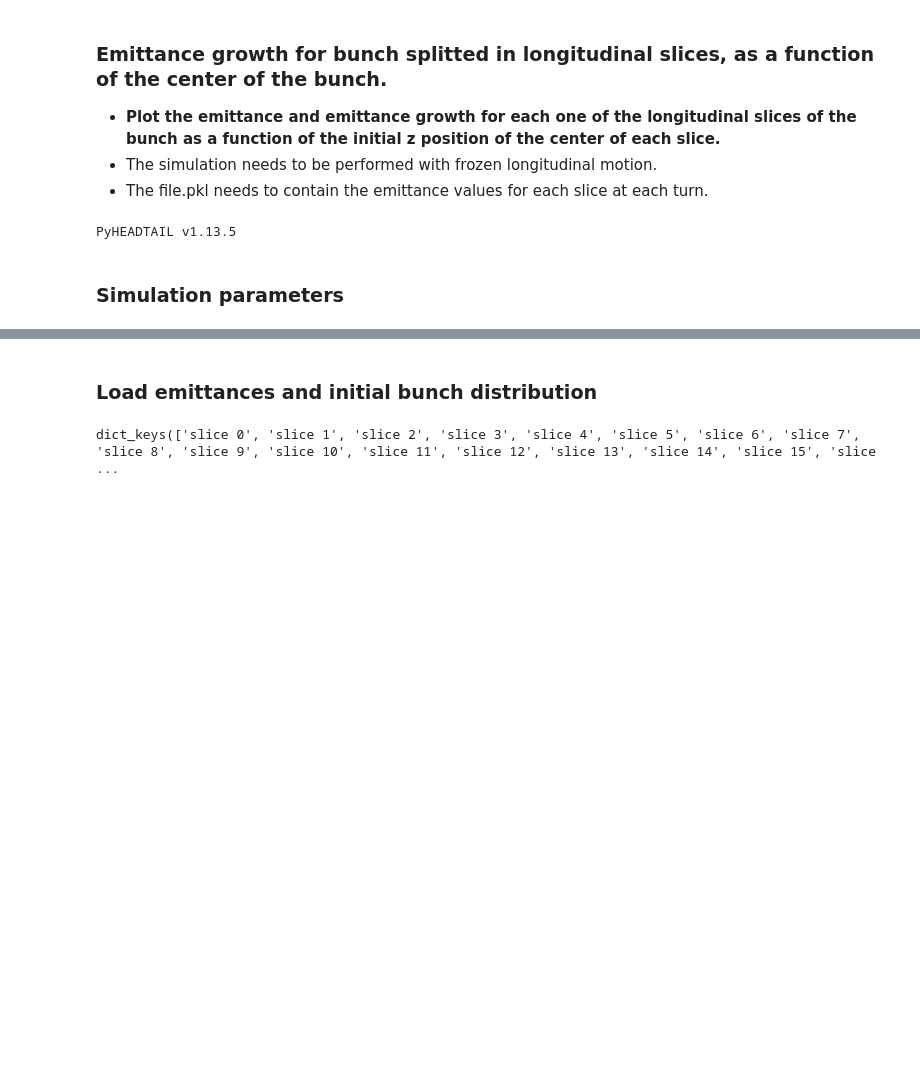
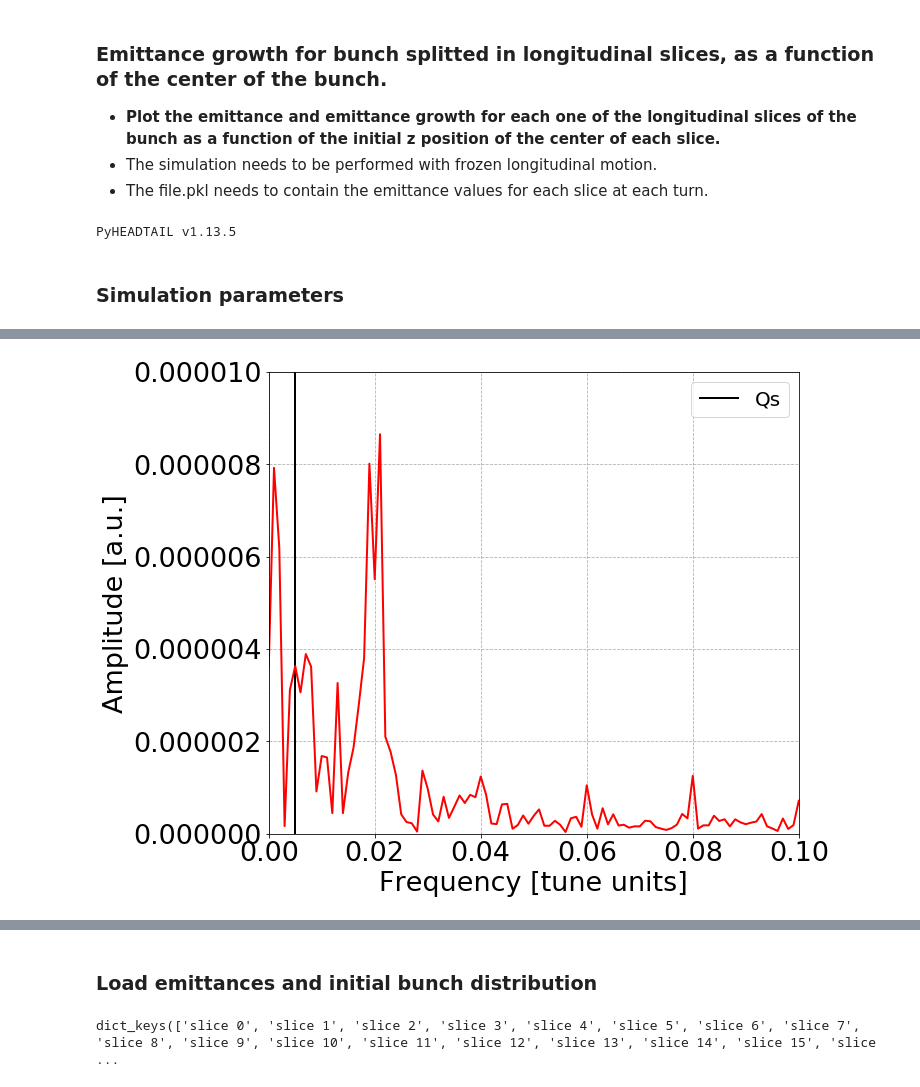
Before and after one commit to natriant/cc_rf_noise_pyheadtail, a Jupyter notebook: post_process_analysis/job004f_LongitudinalSlices_centroid_vs_zInit-functions_wakesVSNoWakes.ipynb, the cells around one changed output, grey strips where cells are left out. Drawn from its saved outputs; the diff is of its cells as text; code cells hidden in the pictures; blank space fills up the shorter version.

```diff
--- a/post_process_analysis/job004f_LongitudinalSlices_centroid_vs_zInit-functions_wakesVSNoWakes.ipynb
+++ b/post_process_analysis/job004f_LongitudinalSlices_centroid_vs_zInit-functions_wakesVSNoWakes.ipynb
@@ -83,0 +106,27 @@ FileNotFoundError: [Errno 2] No such file or directory: '/afs/cern.ch/work/n/nat
+# %%
+# constract signal
+signal = []
+for turn in damped_turns:
+    signal.append(meanY_moving_average[turn][90])
+    #signal.append(meanY_new[turn][90])
+# %%
+fft = np.fft.fft(signal)
+n = len(signal)
+freq = np.fft.fftfreq(n)
+# %%
+plt.plot(freq[:n//2], np.abs(fft[:n//2]*1/n), c='r')
+plt.vlines(0.005, 0, 0.1, label='Qs')
+plt.ylim(0, 1e-5)
+
+plt.xlim(0, 0.1)
+
+plt.legend()
+plt.xlabel('Frequency [tune units]')
+plt.ylabel('Amplitude [a.u.]')
+plt.grid(linestyle='dashed')
+
+savefig=False
+if savefig:
+    plt.savefig(f'./output/fft_meanY_{study_name}_zoom.png', bbox_inches='tight')
+# %% [output]
+[figure, added]
```
Also changed, not shown: parts of 22 cells of this notebook, 2 other files.
